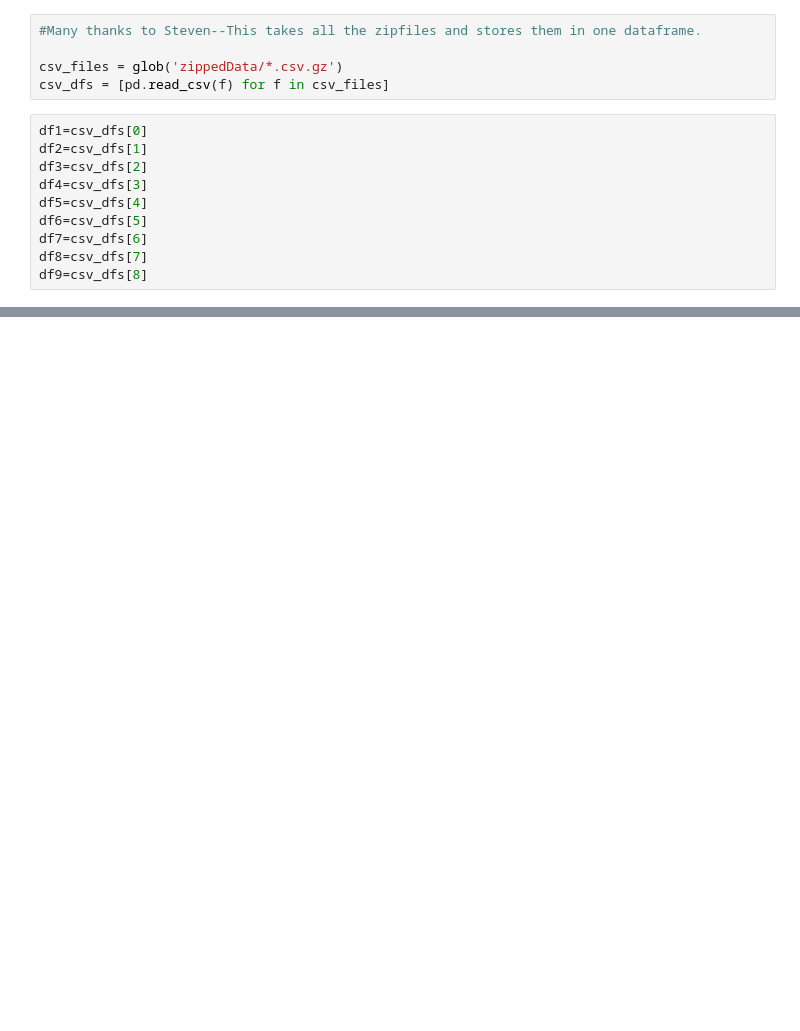
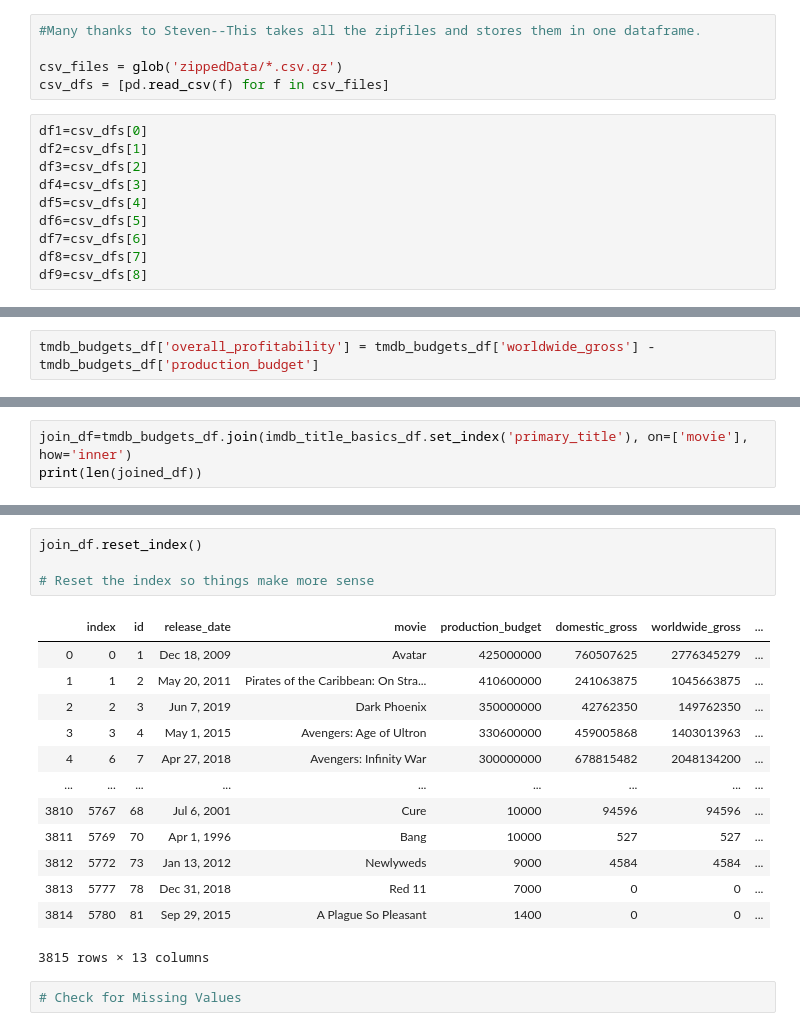
Before and after one commit to stevenzych/movie-analysis, a Jupyter notebook: caleb_draft.ipynb, the cells around one changed output, grey strips where cells are left out. Cells and saved outputs as stored; diff of their text form; blank space fills up the shorter version.

```diff
--- a/caleb_draft.ipynb
+++ b/caleb_draft.ipynb
@@ -314,0 +731,2 @@ object
+# %%
+tmdb_budgets_df['overall_profitability'] = tmdb_budgets_df['worldwide_gross'] - tmdb_budgets_df['production_budget']
@@ -314,0 +742,3 @@ object
+# %%
+join_df=tmdb_budgets_df.join(imdb_title_basics_df.set_index('primary_title'), on=['movie'], how='inner')
+print(len(joined_df))
@@ -314,0 +763,20 @@ object
+# %%
+join_df.reset_index()
+
+# Reset the index so things make more sense
+# %% [output]
+|  | index | id | release_date | movie | production_budget | domestic_gross | worldwide_gross | ... |
+| 0 | 0 | 1 | Dec 18, 2009 | Avatar | 425000000 | 760507625 | 2776345279 | ... |
+| 1 | 1 | 2 | May 20, 2011 | Pirates of the Caribbean: On Stra... | 410600000 | 241063875 | 1045663875 | ... |
+| 2 | 2 | 3 | Jun 7, 2019 | Dark Phoenix | 350000000 | 42762350 | 149762350 | ... |
+| 3 | 3 | 4 | May 1, 2015 | Avengers: Age of Ultron | 330600000 | 459005868 | 1403013963 | ... |
+| 4 | 6 | 7 | Apr 27, 2018 | Avengers: Infinity War | 300000000 | 678815482 | 2048134200 | ... |
+| ... | ... | ... | ... | ... | ... | ... | ... | ... |
+| 3810 | 5767 | 68 | Jul 6, 2001 | Cure | 10000 | 94596 | 94596 | ... |
+| 3811 | 5769 | 70 | Apr 1, 1996 | Bang | 10000 | 527 | 527 | ... |
+| 3812 | 5772 | 73 | Jan 13, 2012 | Newlyweds | 9000 | 4584 | 4584 | ... |
+| 3813 | 5777 | 78 | Dec 31, 2018 | Red 11 | 7000 | 0 | 0 | ... |
+| 3814 | 5780 | 81 | Sep 29, 2015 | A Plague So Pleasant | 1400 | 0 | 0 | ... |
+3815 rows × 13 columns
+# %%
+# Check for Missing Values
```
Also changed, not shown: parts of 120 cells of this notebook.
